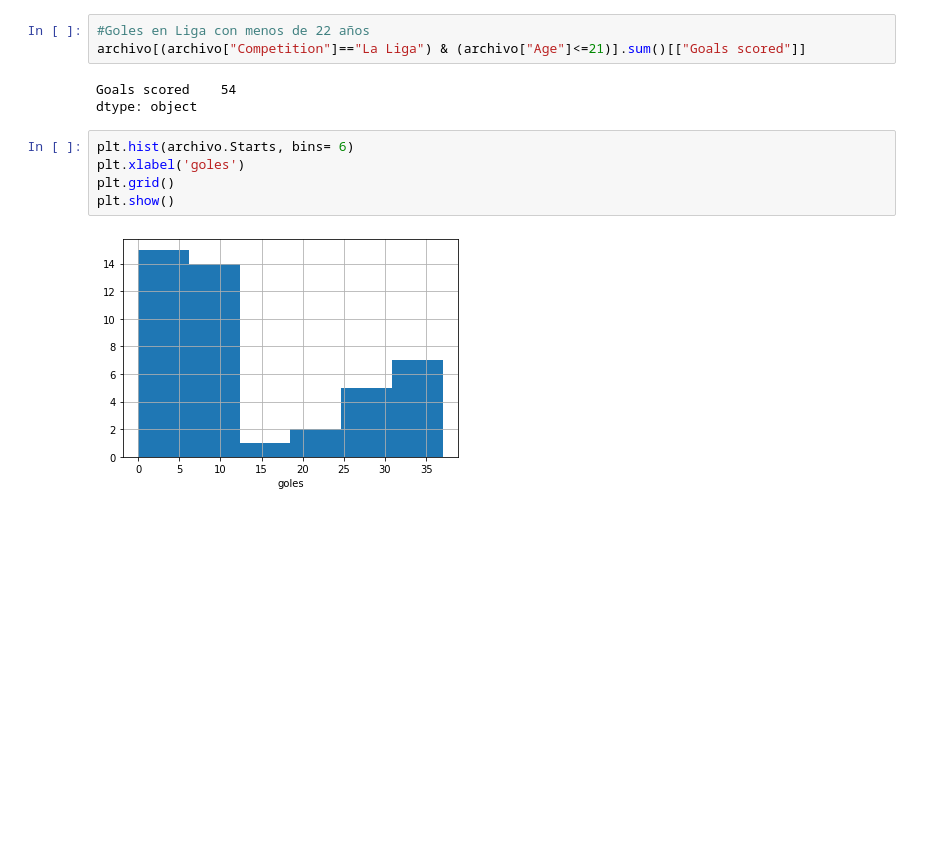
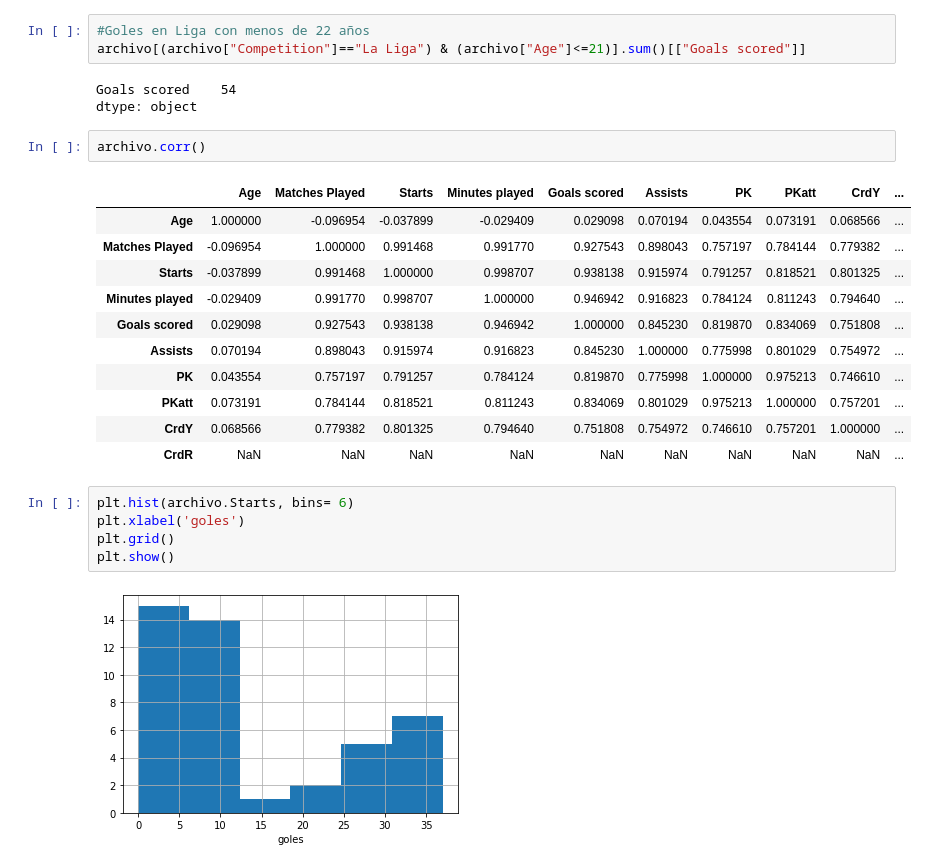
Before and after one commit to cecilia2988/Data, a Jupyter notebook: Carrera/Clase 04/practicandoMessi.ipynb, the cells around one changed output. Cells and saved outputs as stored; diff of their text form; blank space fills up the shorter version.

```diff
--- a/Carrera/Clase 04/practicandoMessi.ipynb
+++ b/Carrera/Clase 04/practicandoMessi.ipynb
@@ -79,6 +79,20 @@ archivo[(archivo["Competition"]=="La Liga") & (archivo["Age"]<=21)].sum()[["Goal
 # %% [output]
 Goals scored    54
 dtype: object
+# %%
+archivo.corr()
+# %% [output]
+|  | Age | Matches Played | Starts | Minutes played | Goals scored | Assists | PK | PKatt | CrdY | ... |
+| Age | 1.000000 | -0.096954 | -0.037899 | -0.029409 | 0.029098 | 0.070194 | 0.043554 | 0.073191 | 0.068566 | ... |
+| Matches Played | -0.096954 | 1.000000 | 0.991468 | 0.991770 | 0.927543 | 0.898043 | 0.757197 | 0.784144 | 0.779382 | ... |
+| Starts | -0.037899 | 0.991468 | 1.000000 | 0.998707 | 0.938138 | 0.915974 | 0.791257 | 0.818521 | 0.801325 | ... |
+| Minutes played | -0.029409 | 0.991770 | 0.998707 | 1.000000 | 0.946942 | 0.916823 | 0.784124 | 0.811243 | 0.794640 | ... |
+| Goals scored | 0.029098 | 0.927543 | 0.938138 | 0.946942 | 1.000000 | 0.845230 | 0.819870 | 0.834069 | 0.751808 | ... |
+| Assists | 0.070194 | 0.898043 | 0.915974 | 0.916823 | 0.845230 | 1.000000 | 0.775998 | 0.801029 | 0.754972 | ... |
+| PK | 0.043554 | 0.757197 | 0.791257 | 0.784124 | 0.819870 | 0.775998 | 1.000000 | 0.975213 | 0.746610 | ... |
+| PKatt | 0.073191 | 0.784144 | 0.818521 | 0.811243 | 0.834069 | 0.801029 | 0.975213 | 1.000000 | 0.757201 | ... |
+| CrdY | 0.068566 | 0.779382 | 0.801325 | 0.794640 | 0.751808 | 0.754972 | 0.746610 | 0.757201 | 1.000000 | ... |
+| CrdR | NaN | NaN | NaN | NaN | NaN | NaN | NaN | NaN | NaN | ... |
 # %%
 plt.hist(archivo.Starts, bins= 6)
 plt.xlabel('goles')
```
Also changed, not shown: 9 other files.
